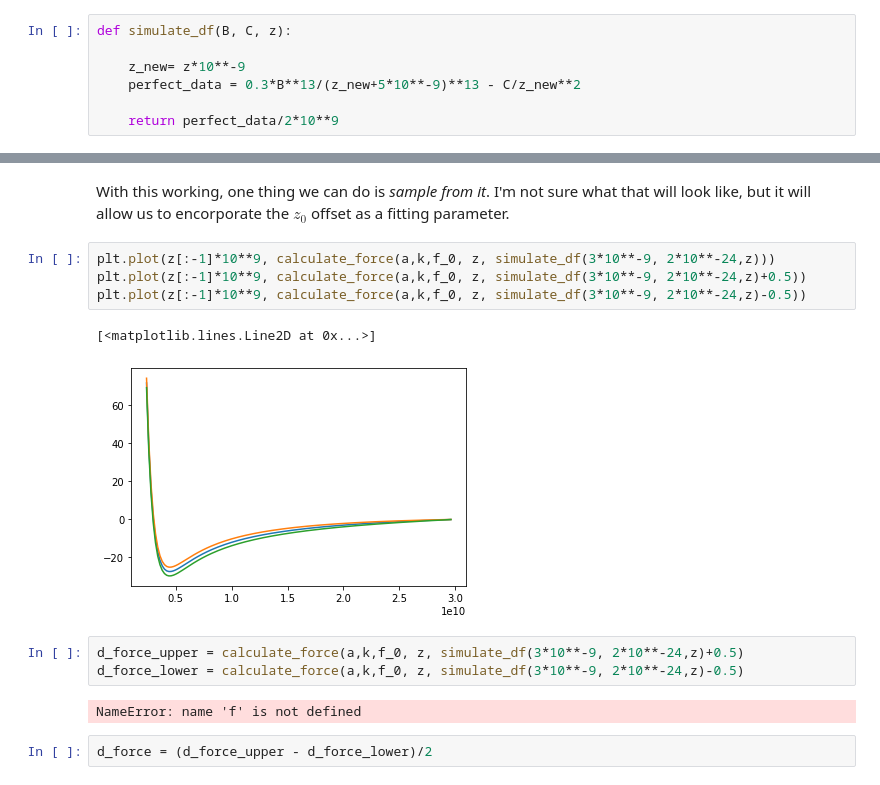
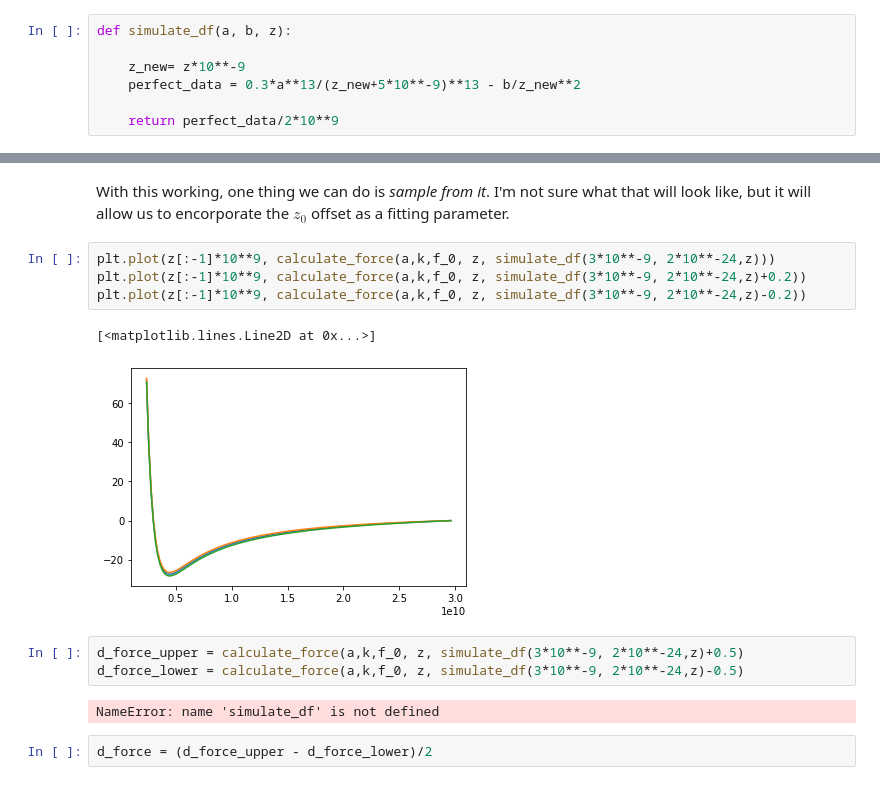
Before and after one commit to phys201/nc_AFM, a Jupyter notebook: documentation.ipynb, the cells around one changed output, grey strips where cells are left out. Cells and saved outputs as stored; diff of their text form.

```diff
--- a/documentation.ipynb
+++ b/documentation.ipynb
@@ -200,10 +198,10 @@ using the same z, let's trying to generate the df data, then use df+$\sigma_\tex
 # %% [markdown]
 This is a really bad model (not really based on anything), but it's a good order of magntiude.
 # %%
-def simulate_df(B, C, z):
+def simulate_df(a, b, z):
 
     z_new= z*10**-9
-    perfect_data = 0.3*B**13/(z_new+5*10**-9)**13 - C/z_new**2
+    perfect_data = 0.3*a**13/(z_new+5*10**-9)**13 - b/z_new**2
 
     return perfect_data/2*10**9
 # %%
@@ -268,16 +266,16 @@ def calculate_force(a,k,f_0, z, df_data):
 With this working, one thing we can do is *sample from it*. I'm not sure what that will look like, but it will allow us to encorporate the $z_0$ offset as a fitting parameter.
 # %%
 plt.plot(z[:-1]*10**9, calculate_force(a,k,f_0, z, simulate_df(3*10**-9, 2*10**-24,z)))
-plt.plot(z[:-1]*10**9, calculate_force(a,k,f_0, z, simulate_df(3*10**-9, 2*10**-24,z)+0.5))
-plt.plot(z[:-1]*10**9, calculate_force(a,k,f_0, z, simulate_df(3*10**-9, 2*10**-24,z)-0.5))
+plt.plot(z[:-1]*10**9, calculate_force(a,k,f_0, z, simulate_df(3*10**-9, 2*10**-24,z)+0.2))
+plt.plot(z[:-1]*10**9, calculate_force(a,k,f_0, z, simulate_df(3*10**-9, 2*10**-24,z)-0.2))
 # %% [output]
 [<matplotlib.lines.Line2D at 0x...>]
-[figure, old version]
+[figure, new version]
 # %%
 d_force_upper = calculate_force(a,k,f_0, z, simulate_df(3*10**-9, 2*10**-24,z)+0.5)
 d_force_lower = calculate_force(a,k,f_0, z, simulate_df(3*10**-9, 2*10**-24,z)-0.5)
 # %% [output]
-NameError: name 'f' is not defined
+NameError: name 'simulate_df' is not defined
 # %%
 d_force = (d_force_upper - d_force_lower)/2
 # %%
```
Also changed, not shown: parts of 6 cells of this notebook.
